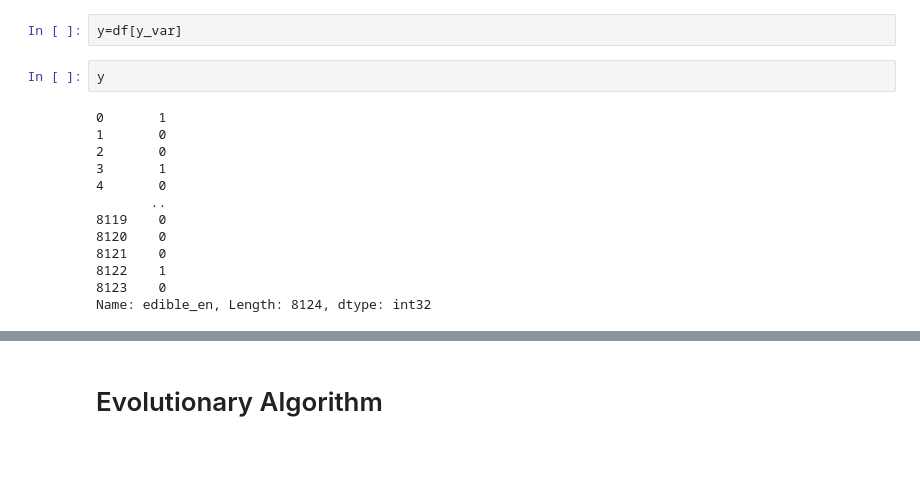
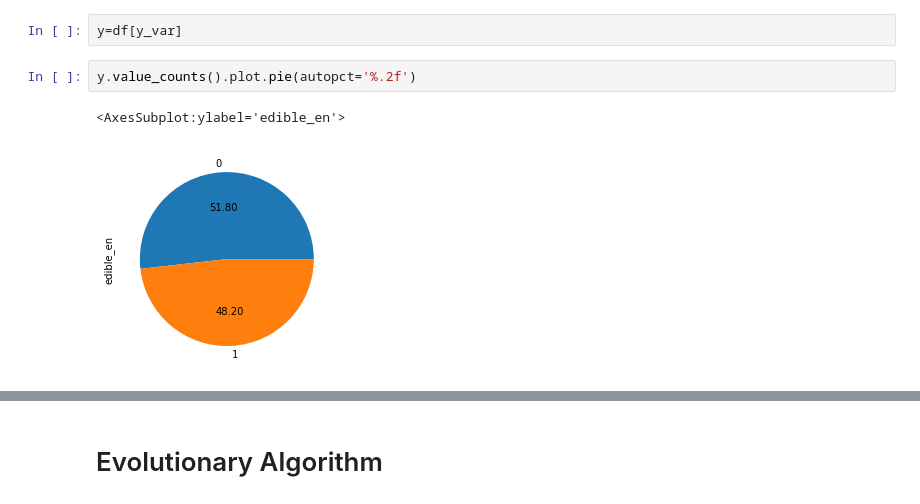
Before and after one commit to alexcega/Feature-Selection, a Jupyter notebook: Mushrooms Evolution Algo.ipynb, the cells around one changed output, grey strips where cells are left out. Cells and saved outputs as stored; diff of their text form; blank space fills up the shorter version.

```diff
--- a/Mushrooms Evolution Algo.ipynb
+++ b/Mushrooms Evolution Algo.ipynb
@@ -134,18 +141,8 @@ x
 8124 rows × 22 columns
 # %%
 y=df[y_var]
-# %%
-y
-# %% [output]
-0       1
-1       0
-2       0
-3       1
-4       0
-       ..
-8119    0
-8120    0
-8121    0
-8122    1
-8123    0
-Name: edible_en, Length: 8124, dtype: int32
+# %%
+y.value_counts().plot.pie(autopct='%.2f')
+# %% [output]
+<AxesSubplot:ylabel='edible_en'>
+[figure, added]
```
Also changed, not shown: parts of 23 cells of this notebook, 2 other files.
